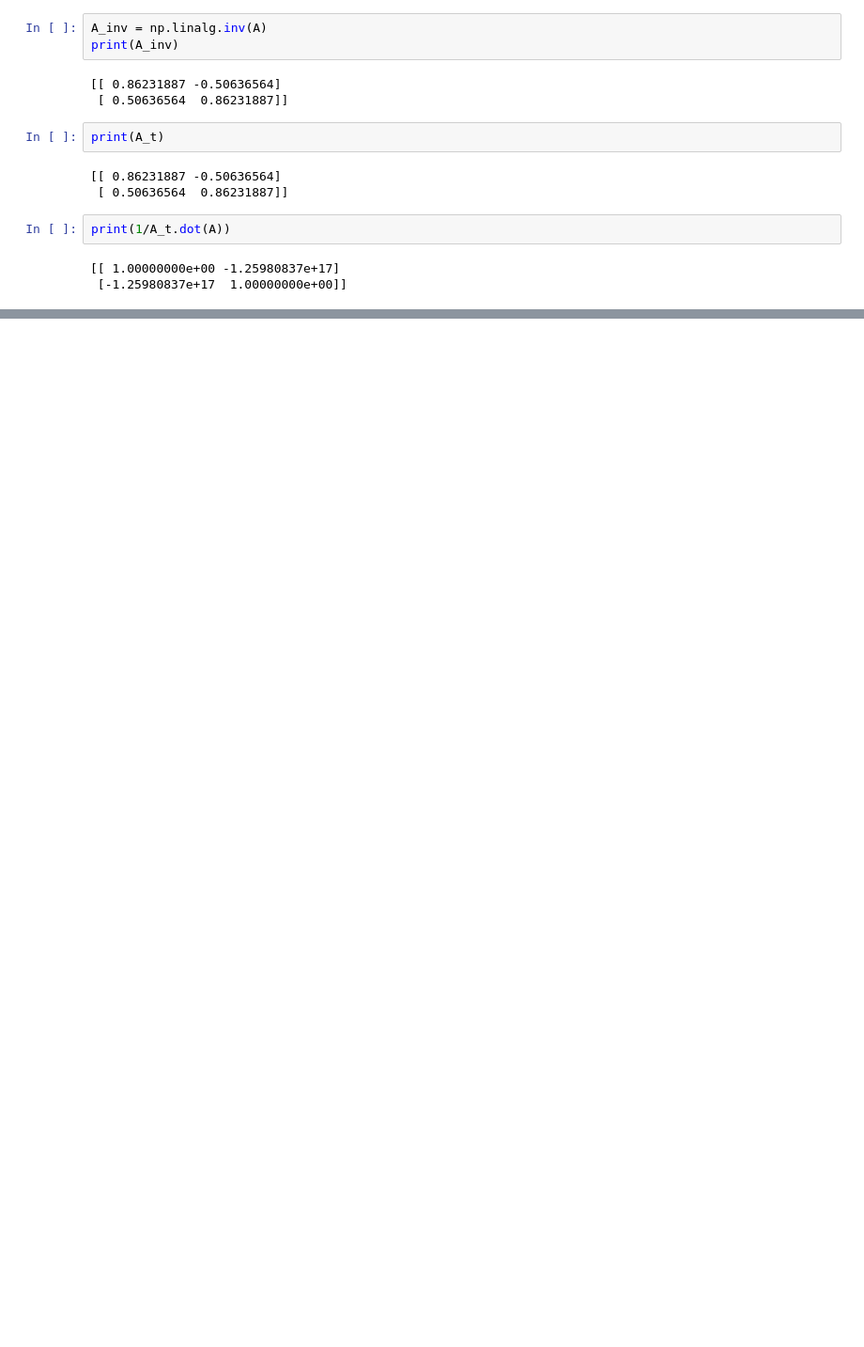
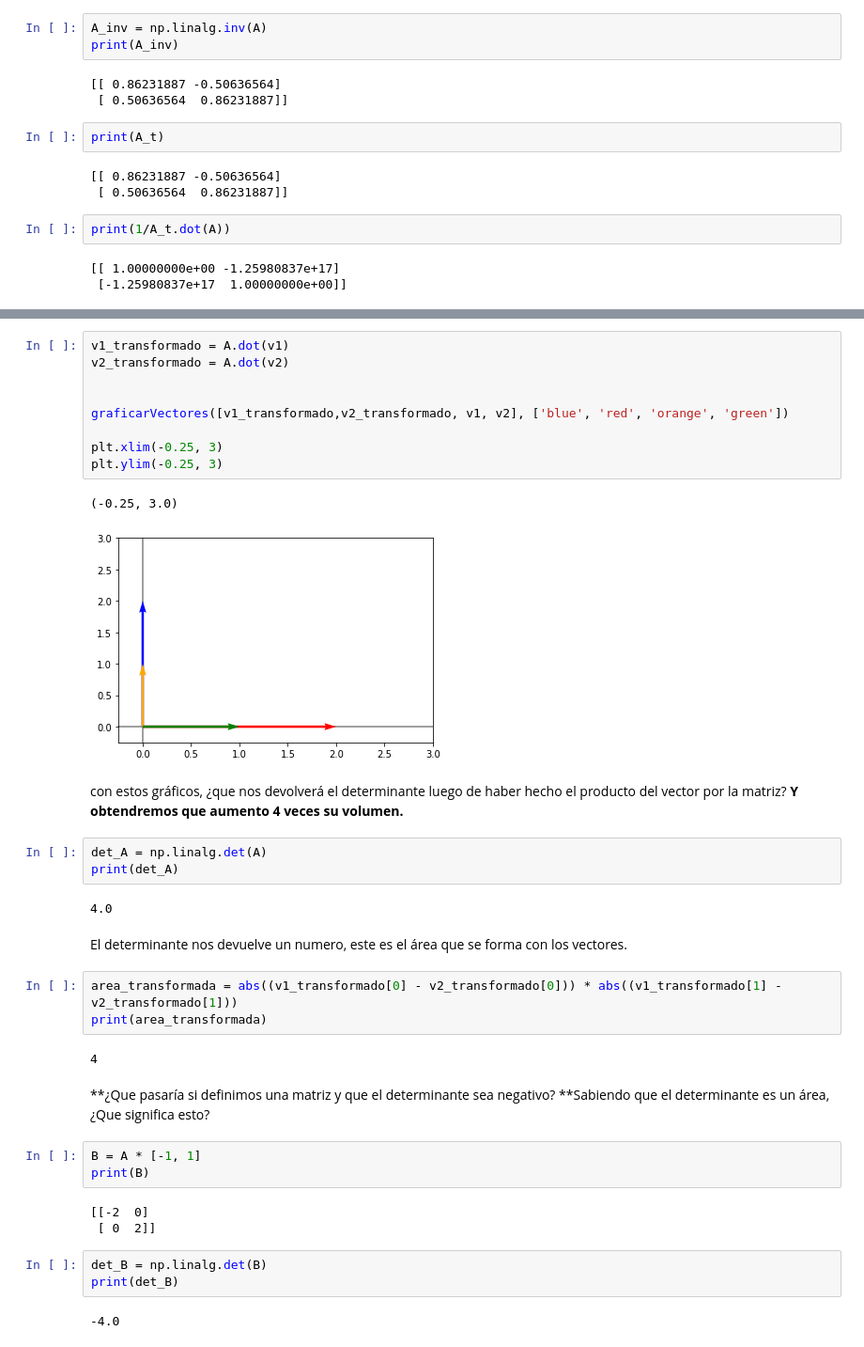
Before and after one commit to OscarABazanez/Fundamentos-de-Algebra-Lineal-con-Python, a Jupyter notebook: [2] transposicion-suma-matrices-escalares.ipynb, the cells around one changed output, grey strips where cells are left out. Shown at 94% size. Drawn from its saved outputs; the diff is of its cells as text; blank space fills up the shorter version.

```diff
--- a/[2] transposicion-suma-matrices-escalares.ipynb
+++ b/[2] transposicion-suma-matrices-escalares.ipynb
@@ -1282,0 +1341,39 @@ print(1/A_t.dot(A))
+# %%
+v1_transformado = A.dot(v1)
+v2_transformado = A.dot(v2)
+
+
+graficarVectores([v1_transformado,v2_transformado, v1, v2], ['blue', 'red', 'orange', 'green'])
+
+plt.xlim(-0.25, 3)
+plt.ylim(-0.25, 3)
+# %% [output]
+(-0.25, 3.0)
+[figure, added]
+# %% [markdown]
+con estos gráficos, ¿que nos devolverá el determinante luego de haber hecho el producto del vector por la matriz? **Y obtendremos que aumento 4 veces su volumen.**
+# %%
+det_A = np.linalg.det(A)
+print(det_A)
+# %% [output]
+4.0
+# %% [markdown]
+El determinante nos devuelve un numero, este es el área que se forma con los vectores.
+# %%
+area_transformada = abs((v1_transformado[0] - v2_transformado[0])) * abs((v1_transformado[1] - v2_transformado[1]))
+print(area_transformada)
+# %% [output]
+4
+# %% [markdown]
+**¿Que pasaría si definimos una matriz y que el determinante sea negativo? **Sabiendo que el determinante es un área, ¿Que significa esto?
+# %%
+B = A * [-1, 1]
+print(B)
+# %% [output]
+[[-2  0]
+ [ 0  2]]
+# %%
+det_B = np.linalg.det(B)
+print(det_B)
+# %% [output]
+-4.0
```
Also changed, not shown: parts of 11 cells of this notebook.
